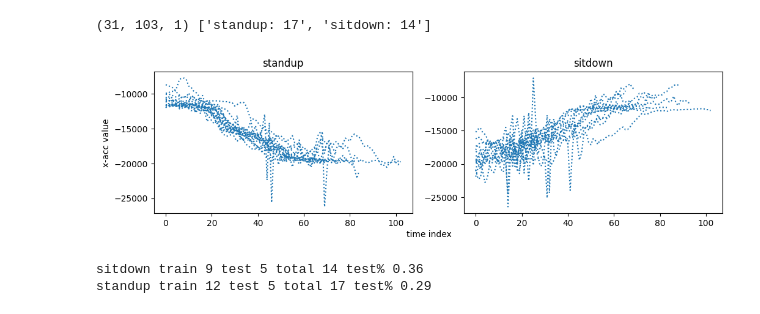
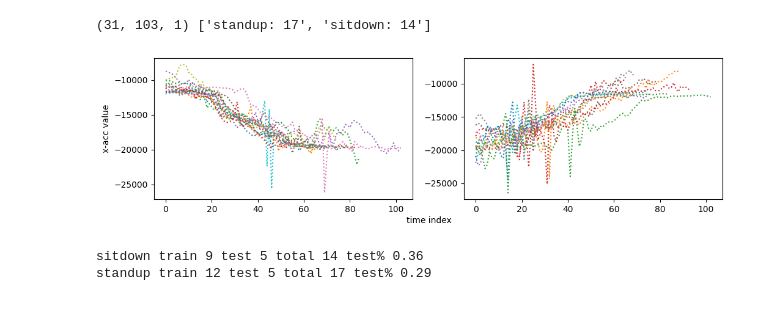
Before and after one commit to ia-p16/tslearn-workshop-2026, a Jupyter notebook: workshop_full.ipynb, the cells around one changed output. Cells and saved outputs as stored; diff of their text form; code cells hidden in the pictures.

Commit message:
Fix plots

```diff
--- a/workshop_full.ipynb
+++ b/workshop_full.ipynb
@@ -294,9 +294,7 @@ colors = plt.get_cmap("tab10").colors
 
 for i in range(n_classes):
     for x in train_data[train_labels==task_labels[i]]:
-        for imu_index in range(len(imus)):
-            for feature_index in range(len(features)):
-                axs[i].plot(x[..., feature_index + imu_index * 3], linestyle=":", color=colors[i])
+        axs[i].plot(x, linestyle=":", color=colors[i])
 # %% [output]
 [figure]
 # %% [markdown]
@@ -387,19 +385,15 @@ print(dataset.shape, [f"{task_label}: {np.count_nonzero(labels == task_label)}"
 # %%
 # Visualize data
 import matplotlib.pyplot as plt
 fig, axs = plt.subplots(1, n_classes, figsize=(12, 3))
 fig.text(0.5, -0.02, 'time index', ha='center')
 axs[0].set_ylabel('x-acc value')
-colors = plt.get_cmap("tab10").colors
 
 for i in range(n_classes):
     for x in dataset[labels==task_labels[i]]:
-        for imu_index in range(len(imus)):
-            for feature_index in range(len(features)):
-                axs[i].set_title(task_labels[i])
-                axs[i].plot(x[..., feature_index + imu_index * len(features)], linestyle=':', color=colors[feature_index])
+        axs[i].plot(x, linestyle=':')
 # %% [output]
-[figure, old version]
+[figure, new version]
 # %%
 from sklearn.model_selection import train_test_split
 train_data, test_data, train_labels, test_labels = train_test_split(
```
Also changed, not shown: 1 other file.
